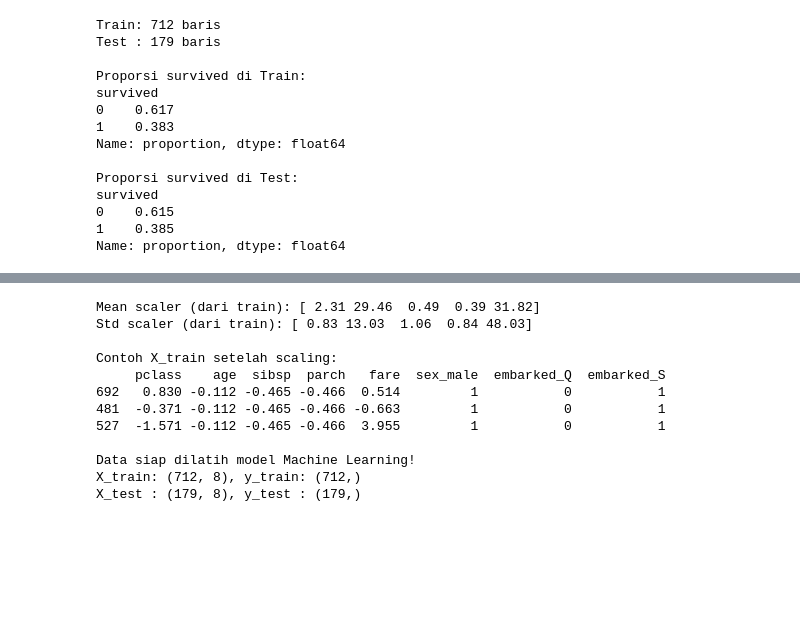
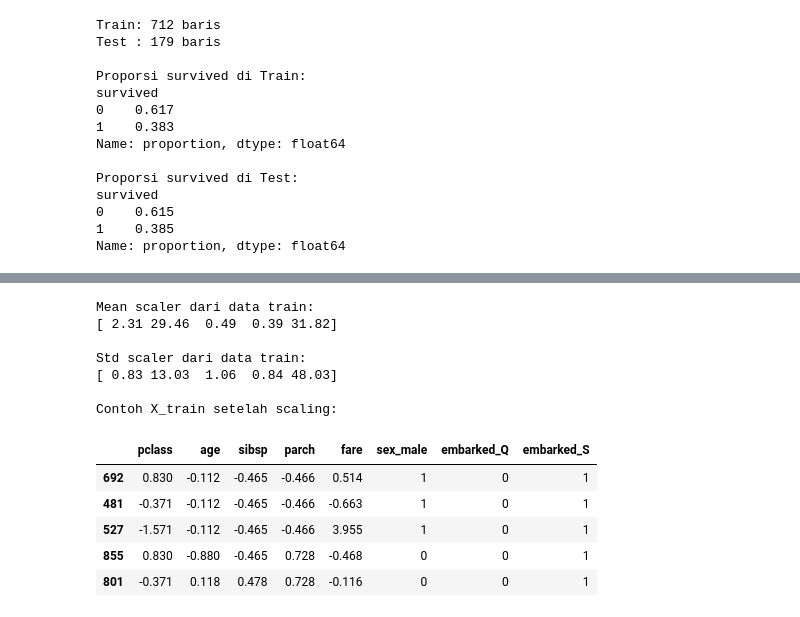
Before and after one commit to Yusep-T/data-science-2026, a Jupyter notebook: Pertemuan6_Yusep_250401020103.ipynb, the cells around one changed output, grey strips where cells are left out. Drawn from its saved outputs; the diff is of its cells as text; code cells hidden in the pictures; blank space fills up the shorter version.

```diff
--- a/Pertemuan6_Yusep_250401020103.ipynb
+++ b/Pertemuan6_Yusep_250401020103.ipynb
@@ -66,17 +134,21 @@ Kolom setelah encoding:
 # %%
-from sklearn.model_selection import train_test_split
 X = df.drop('survived', axis=1)
 y = df['survived']
+
 X_train, X_test, y_train, y_test = train_test_split(
-X, y,
-test_size=0.2,
-random_state=42,
-stratify=y # proporsi kelas terjaga
+    X,
+    y,
+    test_size=0.2,
+    random_state=42,
+    stratify=y
 )
+
 print(f'Train: {X_train.shape[0]} baris')
 print(f'Test : {X_test.shape[0]} baris')
+
 print('\nProporsi survived di Train:')
 print(y_train.value_counts(normalize=True).round(3))
+
 print('\nProporsi survived di Test:')
 print(y_test.value_counts(normalize=True).round(3))
 # %% [output]
@@ -97,31 +172,30 @@ Name: proportion, dtype: float64
 # %%
-from sklearn.preprocessing import StandardScaler
-# Hanya kolom numerik yang perlu di-scale
-# Kolom biner (sex_male, embarked_Q, embarked_S) TIDAK perlu
 num_cols = ['pclass', 'age', 'sibsp', 'parch', 'fare']
+
 scaler = StandardScaler()
-# fit_transform pada training set (belajar μ dan σ dari sini)
+
 X_train[num_cols] = scaler.fit_transform(X_train[num_cols])
-# transform saja pada test set (gunakan μ dan σ dari training!)
 X_test[num_cols] = scaler.transform(X_test[num_cols])
-print('Mean scaler (dari train):', scaler.mean_.round(2))
-print('Std scaler (dari train):', scaler.scale_.round(2))
-print()
-print('Contoh X_train setelah scaling:')
-print(X_train.head(3).round(3))
-print('\nData siap dilatih model Machine Learning!')
-print(f'X_train: {X_train.shape}, y_train: {y_train.shape}')
-print(f'X_test : {X_test.shape}, y_test : {y_test.shape}')
+
+print('Mean scaler dari data train:')
+print(scaler.mean_.round(2))
+
+print('\nStd scaler dari data train:')
+print(scaler.scale_.round(2))
+
+print('\nContoh X_train setelah scaling:')
+display(X_train.head().round(3))
 # %% [output]
-Mean scaler (dari train): [ 2.31 29.46  0.49  0.39 31.82]
-Std scaler (dari train): [ 0.83 13.03  1.06  0.84 48.03]
+Mean scaler dari data train:
+[ 2.31 29.46  0.49  0.39 31.82]
+
+Std scaler dari data train:
+[ 0.83 13.03  1.06  0.84 48.03]
 
 Contoh X_train setelah scaling:
-     pclass    age  sibsp  parch   fare  sex_male  embarked_Q  embarked_S
-692   0.830 -0.112 -0.465 -0.466  0.514         1           0           1
-481  -0.371 -0.112 -0.465 -0.466 -0.663         1           0           1
-527  -1.571 -0.112 -0.465 -0.466  3.955         1           0           1
-
-Data siap dilatih model Machine Learning!
-X_train: (712, 8), y_train: (712,)
-X_test : (179, 8), y_test : (179,)
+|  | pclass | age | sibsp | parch | fare | sex_male | embarked_Q | embarked_S |
+| 692 | 0.830 | -0.112 | -0.465 | -0.466 | 0.514 | 1 | 0 | 1 |
+| 481 | -0.371 | -0.112 | -0.465 | -0.466 | -0.663 | 1 | 0 | 1 |
+| 527 | -1.571 | -0.112 | -0.465 | -0.466 | 3.955 | 1 | 0 | 1 |
+| 855 | 0.830 | -0.880 | -0.465 | 0.728 | -0.468 | 0 | 0 | 1 |
+| 801 | -0.371 | 0.118 | 0.478 | 0.728 | -0.116 | 0 | 0 | 1 |
```
Also changed, not shown: parts of 13 cells of this notebook.
